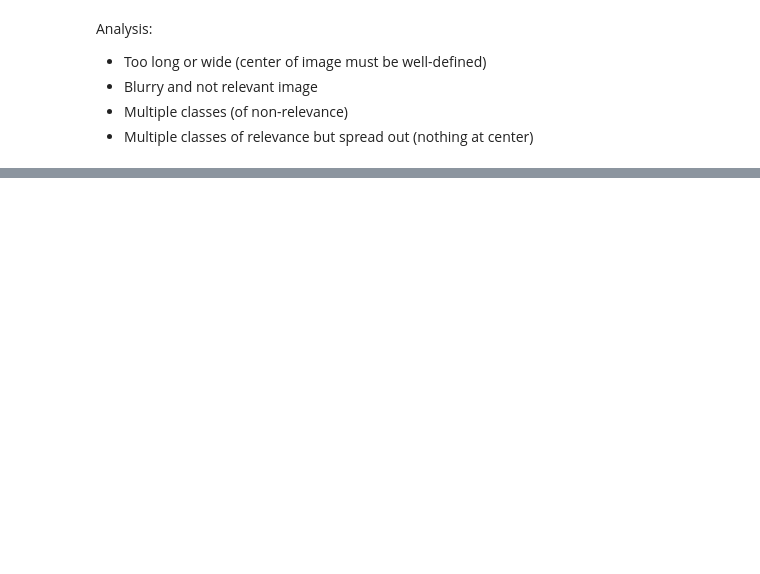
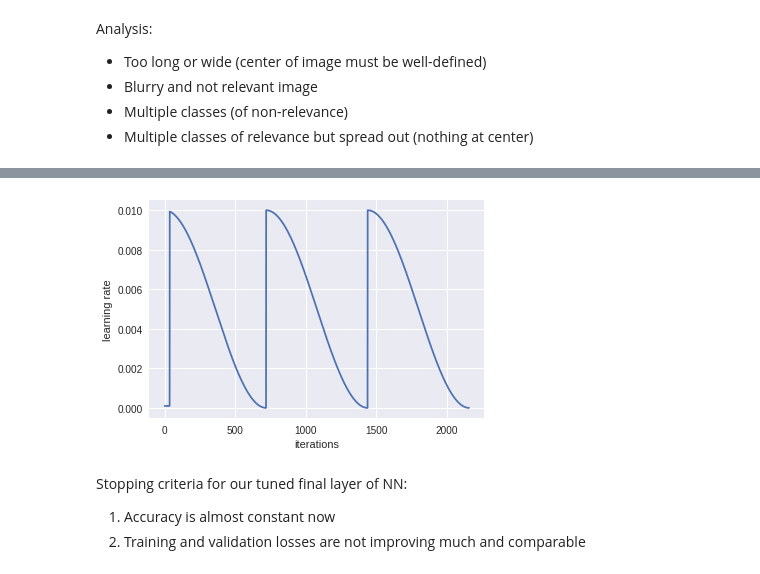
Before and after one commit to SwapnilSParkhe/FAST_AI, a Jupyter notebook: FASTAI_Lesson1.ipynb, the cells around one changed output, grey strips where cells are left out. Drawn from its saved outputs; the diff is of its cells as text; code cells hidden in the pictures; blank space fills up the shorter version.

```diff
--- a/FASTAI_Lesson1.ipynb
+++ b/FASTAI_Lesson1.ipynb
@@ -254,0 +330,3 @@ Analysis:
+# %%
+#Training with the found out dscent lr
+learn.fit(1e-2, 1)
@@ -254,0 +338,9 @@ Analysis:
+# %%
+#Turn off precompute as for augmentated data, these activations wont work
+learn.precompute=False
+# %%
+#2.Optimizing learning rate
+##Note: cycle_len is no. of epochs between consecutive restarts
+learn.fit(1e-02, 3, cycle_len=1)
+learn.sched.plot_lr()
+# %% [output]
@@ -254,0 +350,5 @@ Analysis:
+[figure, added]
+# %% [markdown]
+Stopping criteria for our tuned final layer of NN:
+  1. Accuracy is almost constant now
+  2. Training and validation losses are not improving much and comparable
```
Also changed, not shown: parts of 22 cells of this notebook.
